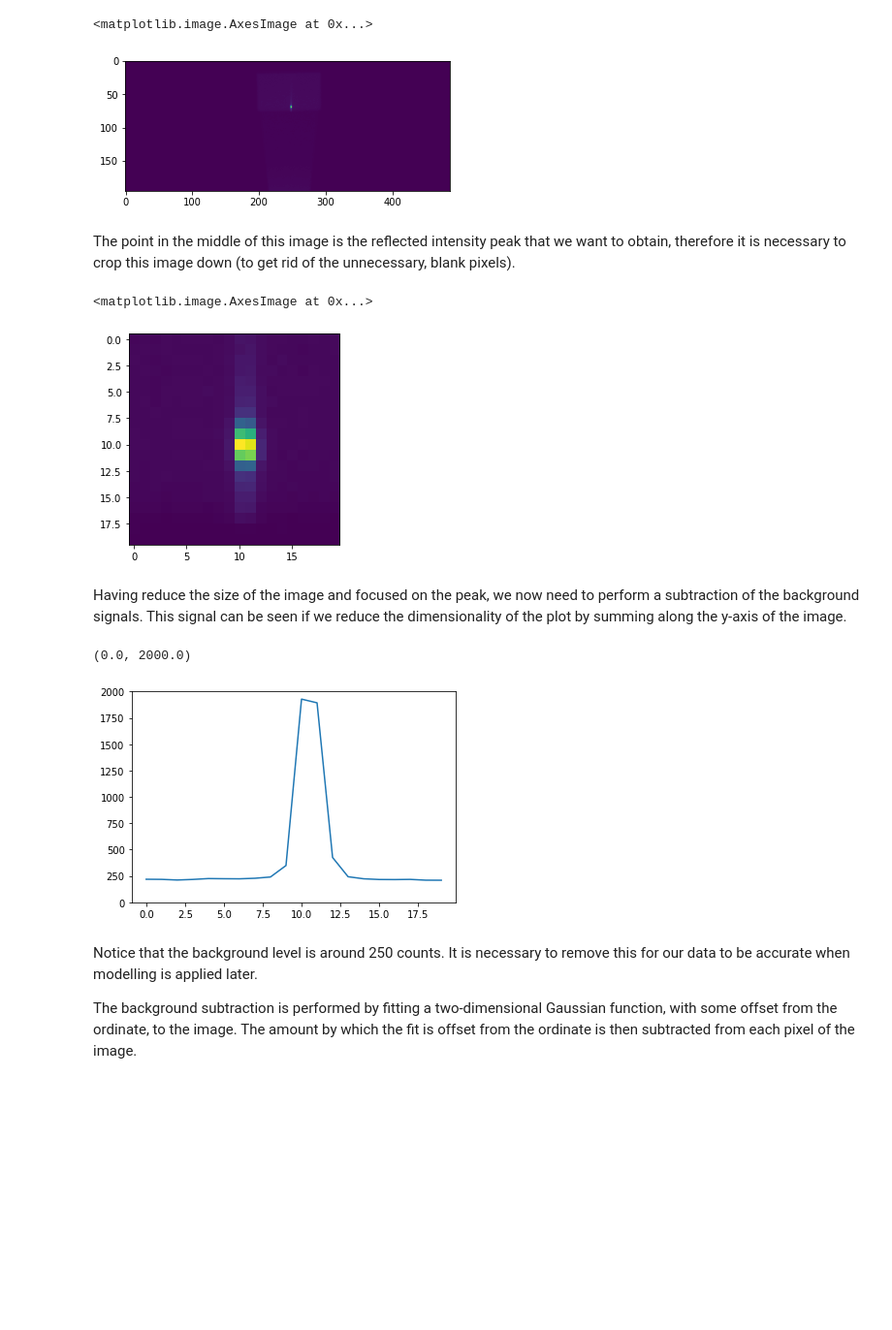
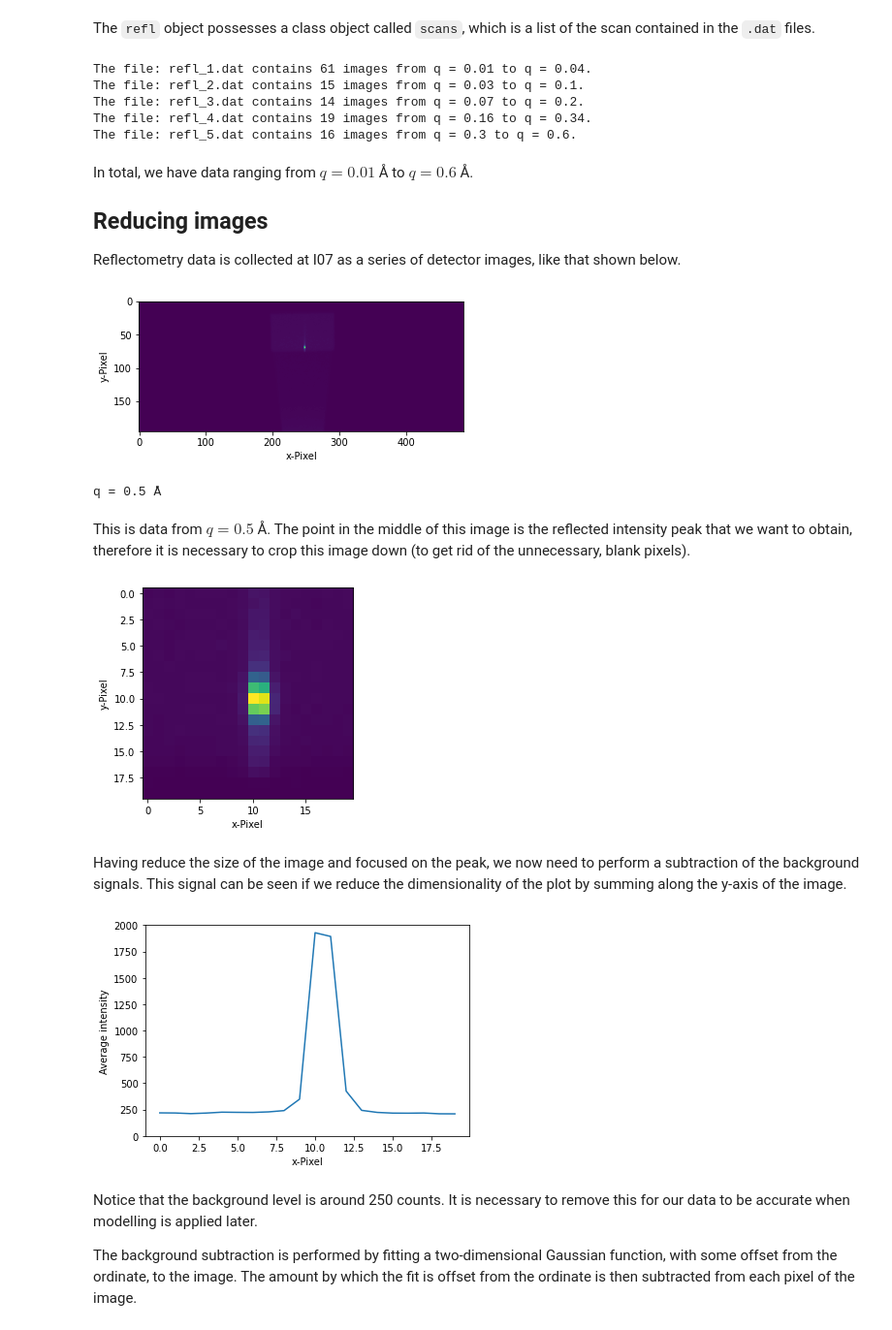
Before and after one commit to DiamondLightSource/islatu, a Jupyter notebook: docs/source/liquid_surface.ipynb, the cells around one changed output. Shown at 97% size. Saved outputs shown, nothing was run; the diff lists cells and outputs as text; code cells hidden in the pictures; blank space fills up the shorter version.

```diff
--- a/docs/source/liquid_surface.ipynb
+++ b/docs/source/liquid_surface.ipynb
@@ -51,2 +40,2 @@ files = ['refl_{}.dat'.format(i) for i in range(1, 6)]
 # %%
-refl = refl_data.Profile(files, io.i07_dat_parser)
+refl = Profile(files, i07_dat_parser)
@@ -65,26 +42,52 @@ q = dat[-1].data['qdcd'][10]
+# %% [markdown]
+The `refl` object possesses a class object called `scans`, which is a list of the scan contained in the `.dat` files.
+# %%
+for i in refl.scans:
+    print(i)
+# %% [output]
+The file: refl_1.dat contains 61 images from q = 0.01 to q = 0.04.
+The file: refl_2.dat contains 15 images from q = 0.03 to q = 0.1.
+The file: refl_3.dat contains 14 images from q = 0.07 to q = 0.2.
+The file: refl_4.dat contains 19 images from q = 0.16 to q = 0.34.
+The file: refl_5.dat contains 16 images from q = 0.3 to q = 0.6.
+# %% [markdown]
+In total, we have data ranging from $q=0.01$ Å to $q = 0.6$ Å.
+
+## Reducing images
+
+Reflectometry data is collected at I07 as a series of detector images, like that shown below.
 # %%
-im = image.Image(dat[-1].data['file'][10])
+im = Image(refl.scans[-1].data['file'][10])
 plt.imshow(im.n)
+plt.xlabel('x-Pixel')
+plt.ylabel('y-Pixel')
+plt.show()
+print('q = {} Å'.format(refl.scans[-1].q[10].n))
 # %% [output]
+[figure, new version]
-<matplotlib.image.AxesImage at 0x...>
+q = 0.5 Å
-[figure, old version]
 # %% [markdown]
+This is data from $q = 0.5$ Å.
 The point in the middle of this image is the reflected intensity peak that we want to obtain, therefore it is necessary to crop this image down (to get rid of the unnecessary, blank pixels).
 # %%
-im.crop(cropping.crop_around_peak_2d)
+im.crop(crop_around_peak_2d)
 plt.imshow(im.n)
+plt.xlabel('x-Pixel')
+plt.ylabel('y-Pixel')
+plt.show()
 # %% [output]
-<matplotlib.image.AxesImage at 0x...>
-[figure, old version]
+[figure, new version]
 # %% [markdown]
 Having reduce the size of the image and focused on the peak, we now need to perform a subtraction of the background signals.
 This signal can be seen if we reduce the dimensionality of the plot by summing along the y-axis of the image.
 # %%
 plt.plot(im.n.mean(axis=0))
+plt.xlabel('x-Pixel')
+plt.ylabel('Average intensity')
 plt.ylim(0, 2000)
+plt.show()
 # %% [output]
-(0.0, 2000.0)
-[figure, old version]
+[figure, new version]
 # %% [markdown]
 Notice that the background level is around 250 counts.
 It is necessary to remove this for our data to be accurate when modelling is applied later.
```
Also changed, not shown: parts of 55 cells of this notebook, 4 other files.
